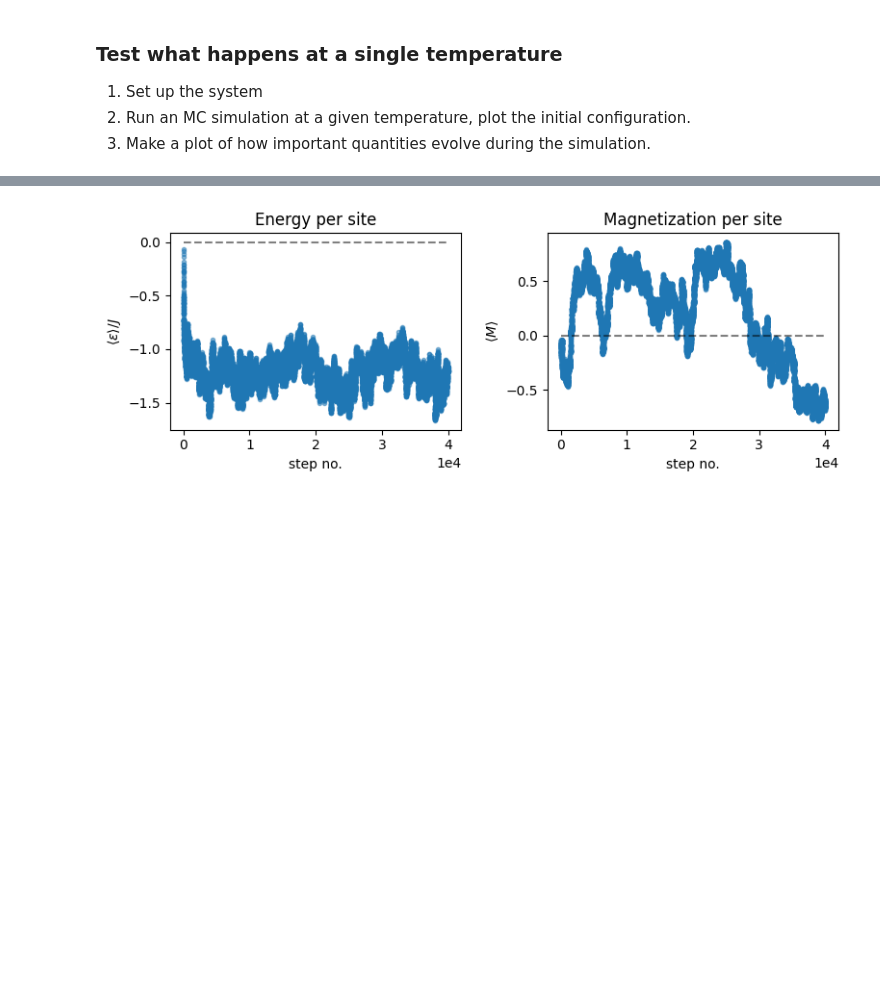
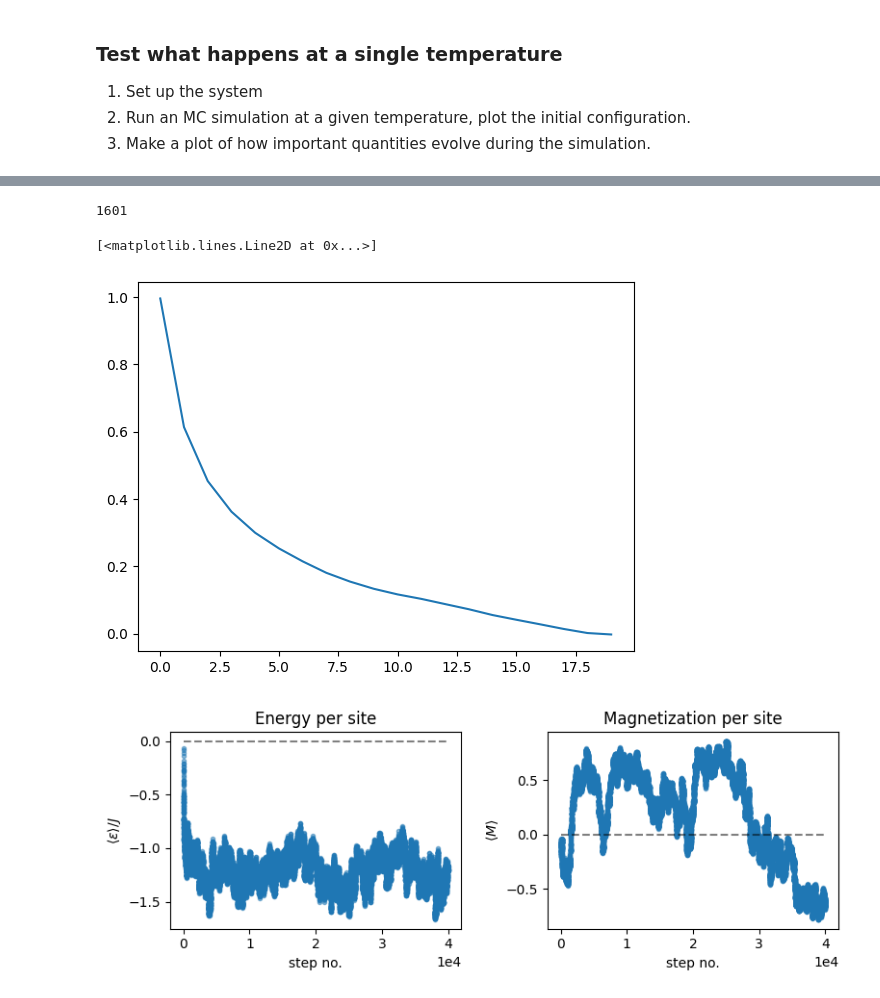
Before and after one commit to schiotz/DTU_10122, a Jupyter notebook: IsingModel_TeacherVersion.ipynb, the cells around one changed output, grey strips where cells are left out. Drawn from its saved outputs; the diff is of its cells as text; code cells hidden in the pictures; blank space fills up the shorter version.

Commit message:
Add autocorrelation function.

```diff
--- a/IsingModel_TeacherVersion.ipynb
+++ b/IsingModel_TeacherVersion.ipynb
@@ -120,6 +120,40 @@ def plotstate(state, figdim=(12,9)):
     plt.xlabel('$y$')
     plt.xticks(np.arange(0,ny,5))
     plt.yticks(np.arange(0,nx,5))
+
+def autocorrelation(state):
+    """Calculates the spatial autocorrelation function of a system.
+
+    The autocorrelation function shows the distance over which
+    correlations between spins die out.
+
+    For simplicity, the autocorrelation is only calculated in the
+    directions of the two axes.
+
+    This function takes a state (or a list of states) and returns
+    the autocorrelation function (if a list is given, the
+    autocorrelation function is averages over the states in the
+    list).  The function returns an array containing the
+    autocorrelation.  The corresponding x-axis is pixels (i.e.
+    integers starting at 0).
+    """
+    if hasattr(state, 'shape'):
+        # A single numpy array
+        state = [state]  # Make into a list with one element
+    nx, ny = state[0].shape
+    if nx != ny:
+        raise ValueError("Can only calculate autocorrelation for square systems.")
+    result = np.zeros(nx//2)
+    for s in state:
+        if (nx, ny) != s.shape:
+            raise ValueError("All states must have the same size!")
+        avg_s = np.mean(s)
+        for i in range(nx//2):
+            for axis in (0,1):
+                ac = s * np.roll(s, i, axis=axis)
+                result[i] += ac.mean() - avg_s*avg_s
+    result /= len(state) * 2
+    return result
 # %% [markdown]
 ### Test what happens at a single temperature
 1. Set up the system
@@ -139,3 +173,10 @@ plotstate(S[-1])
+# %%
+print(len(S))
+plt.plot(autocorrelation(S[-100:]))
+# %% [output]
+1601
+[<matplotlib.lines.Line2D at 0x...>]
+[figure, added]
 # %%
 #E = E[::10]
 fig, (ax1, ax2) = plt.subplots(1, 2, figsize=(8,3))
```
Also changed, not shown: parts of 2 cells of this notebook, 2 other files.
